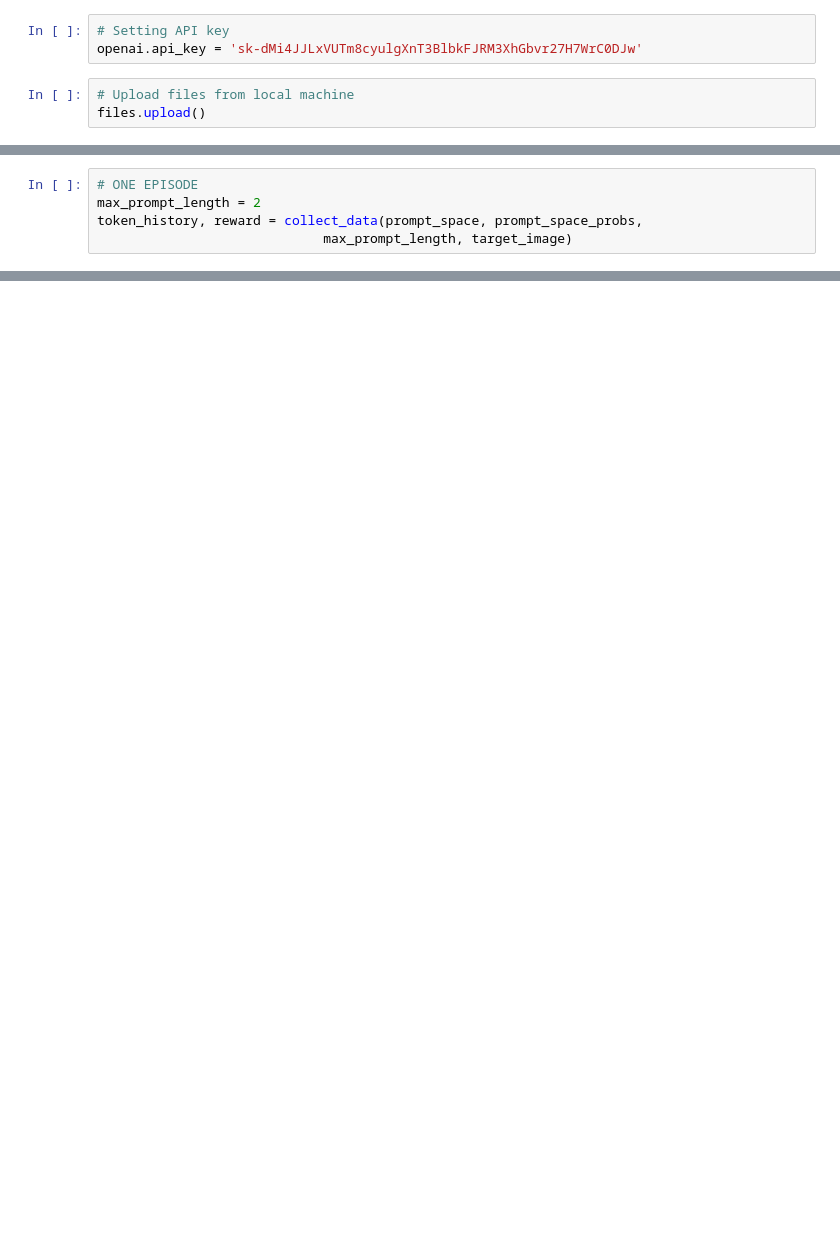
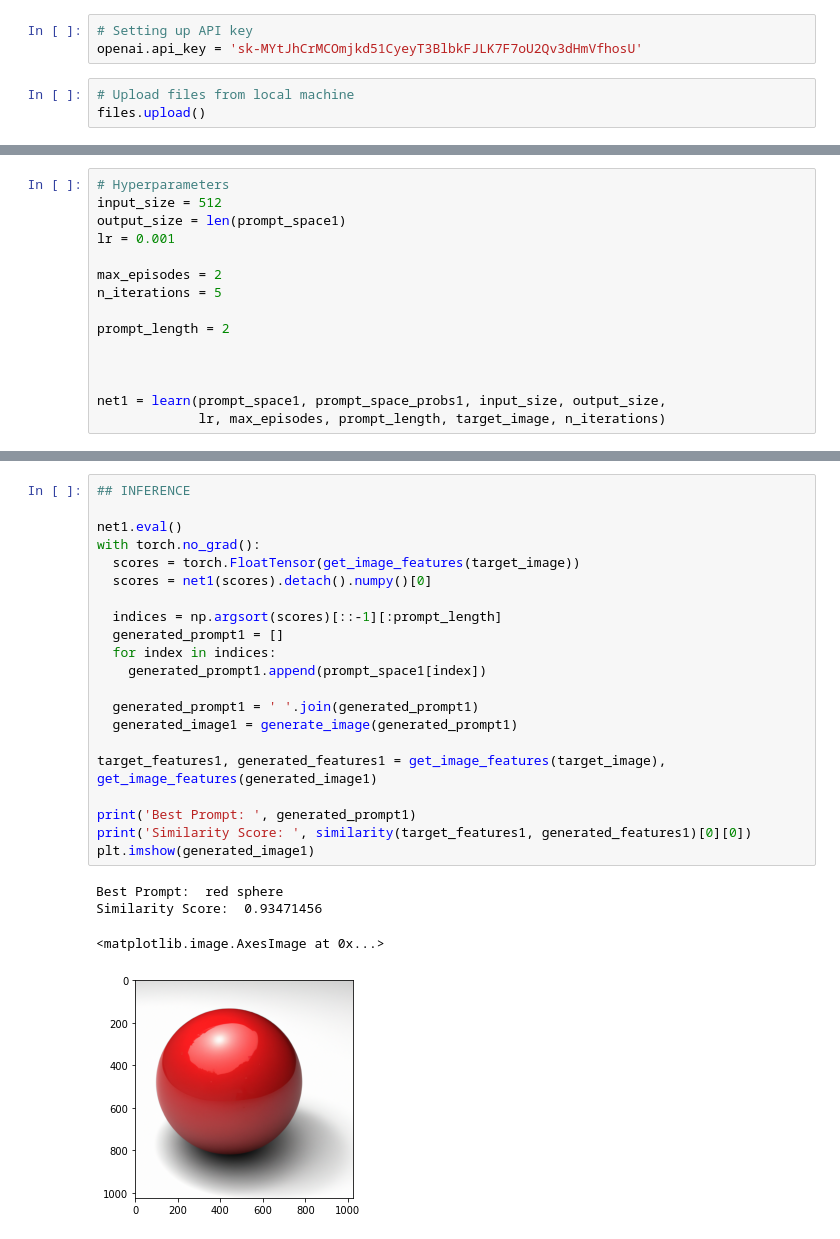
Before and after one commit to pruthvibharadwaj93/imageprompt, a Jupyter notebook: ImagePrompt.ipynb, the cells around one changed output, grey strips where cells are left out. Cells and saved outputs as stored; diff of their text form; blank space fills up the shorter version.

```diff
--- a/ImagePrompt.ipynb
+++ b/ImagePrompt.ipynb
@@ -31,6 +44,6 @@ model.cuda().eval()
 # %%
-# Setting API key
-openai.api_key = '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'
+# Setting up API key
+openai.api_key = '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'
 # %%
 # Upload files from local machine
 files.upload()
@@ -175,5 +246,0 @@ Prompt Space Initial Probabilities:  [0.3149289  0.33721098 0.34786013]
-# %%
-# ONE EPISODE
-max_prompt_length = 2
-token_history, reward = collect_data(prompt_space, prompt_space_probs,
-                             max_prompt_length, target_image)
@@ -232,0 +362,15 @@ optimizer.step()
+# %%
+# Hyperparameters
+input_size = 512
+output_size = len(prompt_space1)
+lr = 0.001
+
+max_episodes = 2
+n_iterations = 5
+
+prompt_length = 2
+
+
+
+net1 = learn(prompt_space1, prompt_space_probs1, input_size, output_size,
+             lr, max_episodes, prompt_length, target_image, n_iterations)
@@ -232,0 +388,26 @@ optimizer.step()
+# %%
+## INFERENCE
+
+net1.eval()
+with torch.no_grad():
+  scores = torch.FloatTensor(get_image_features(target_image))
+  scores = net1(scores).detach().numpy()[0]
+
+  indices = np.argsort(scores)[::-1][:prompt_length]
+  generated_prompt1 = []
+  for index in indices:
+    generated_prompt1.append(prompt_space1[index])
+
+  generated_prompt1 = ' '.join(generated_prompt1)
+  generated_image1 = generate_image(generated_prompt1)
+
+target_features1, generated_features1 = get_image_features(target_image), get_image_features(generated_image1)
+
+print('Best Prompt: ', generated_prompt1)
+print('Similarity Score: ', similarity(target_features1, generated_features1)[0][0])
+plt.imshow(generated_image1)
+# %% [output]
+Best Prompt:  red sphere
+Similarity Score:  0.93471456
+<matplotlib.image.AxesImage at 0x...>
+[figure, added]
```
Also changed, not shown: parts of 25 cells of this notebook.
